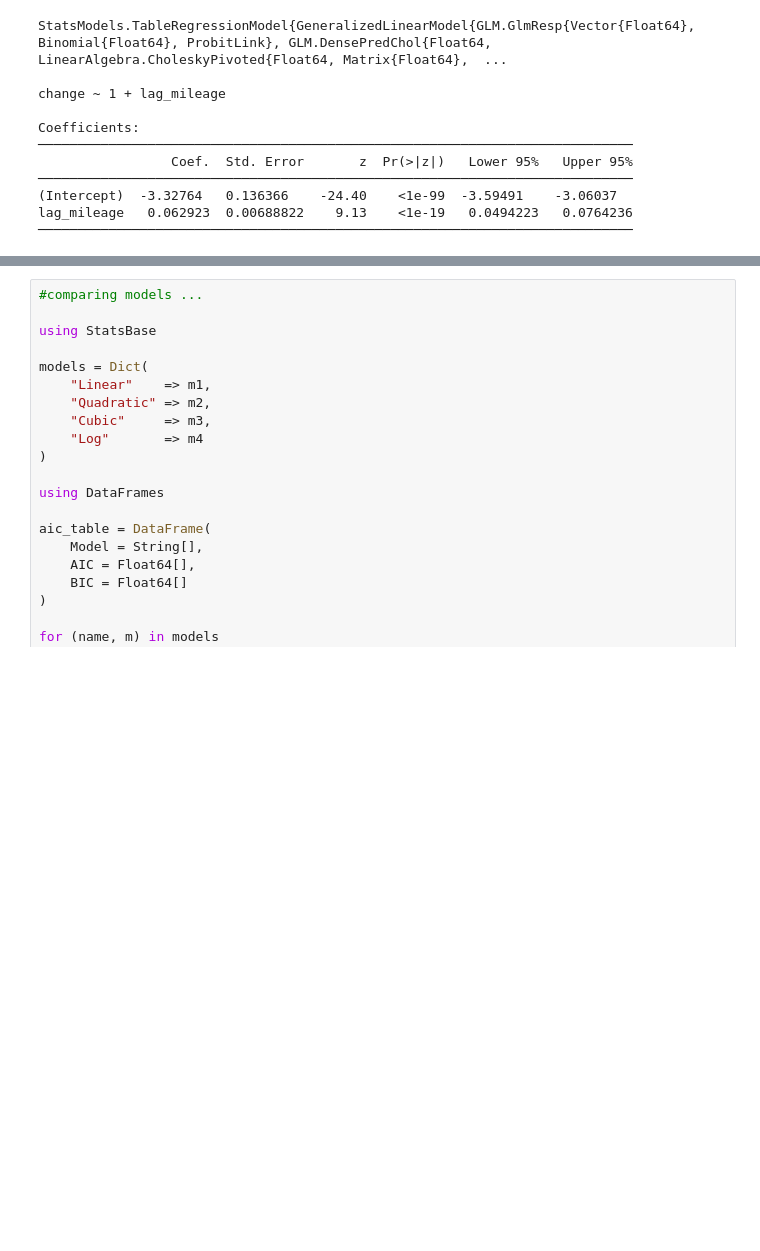
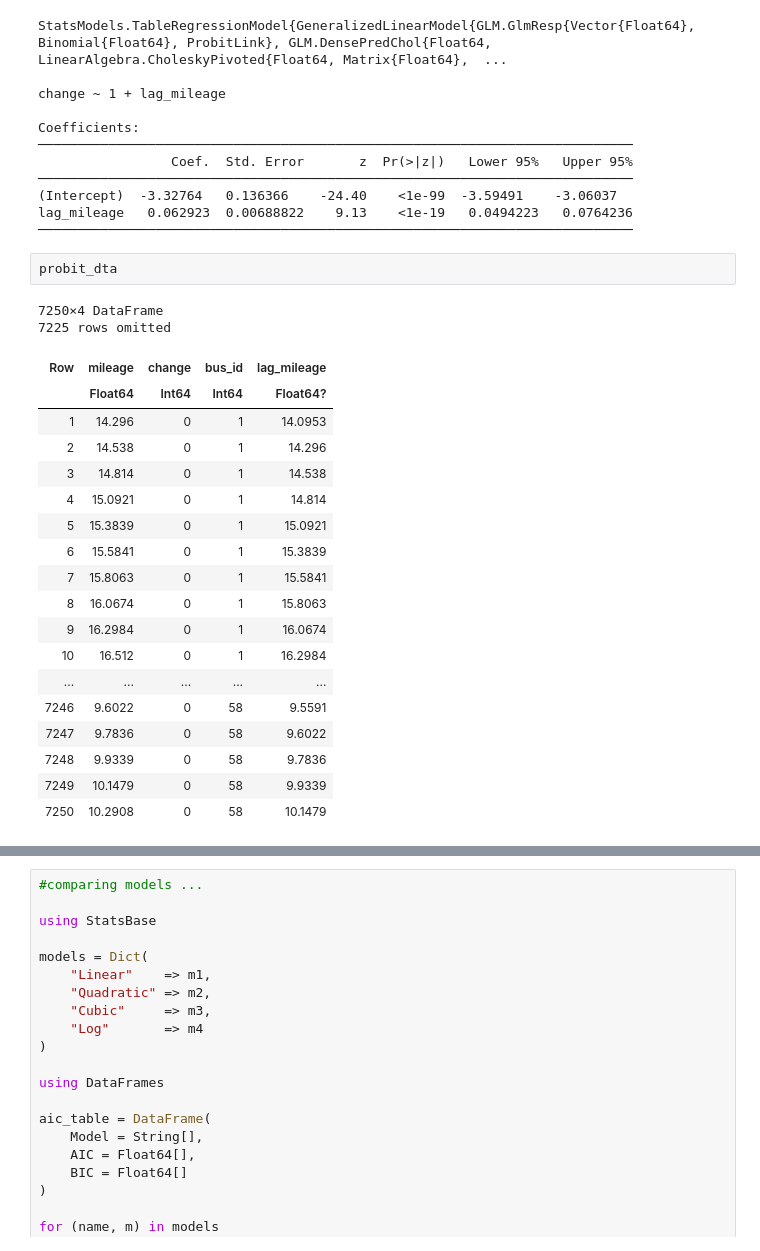
Before and after one commit to jorditorresvallverdu/TSE-2025-2026, a Jupyter notebook: IO/code/io_dynamic_ps1.ipynb, the cells around one changed output, grey strips where cells are left out. Cells and saved outputs as stored; diff of their text form; blank space fills up the shorter version.

```diff
--- a/IO/code/io_dynamic_ps1.ipynb
+++ b/IO/code/io_dynamic_ps1.ipynb
@@ -103,6 +103,29 @@ Coefficients:
 (Intercept)  -3.32764   0.136366    -24.40    <1e-99  -3.59491    -3.06037
 lag_mileage   0.062923  0.00688822    9.13    <1e-19   0.0494223   0.0764236
 ────────────────────────────────────────────────────────────────────────────
+# %%
+probit_dta
+# %% [output]
+7250×4 DataFrame
+7225 rows omitted
+| Row | mileage | change | bus_id | lag_mileage |
+|  | Float64 | Int64 | Int64 | Float64? |
+| 1 | 14.296 | 0 | 1 | 14.0953 |
+| 2 | 14.538 | 0 | 1 | 14.296 |
+| 3 | 14.814 | 0 | 1 | 14.538 |
+| 4 | 15.0921 | 0 | 1 | 14.814 |
+| 5 | 15.3839 | 0 | 1 | 15.0921 |
+| 6 | 15.5841 | 0 | 1 | 15.3839 |
+| 7 | 15.8063 | 0 | 1 | 15.5841 |
+| 8 | 16.0674 | 0 | 1 | 15.8063 |
+| 9 | 16.2984 | 0 | 1 | 16.0674 |
+| 10 | 16.512 | 0 | 1 | 16.2984 |
+| ... | ... | ... | ... | ... |
+| 7246 | 9.6022 | 0 | 58 | 9.5591 |
+| 7247 | 9.7836 | 0 | 58 | 9.6022 |
+| 7248 | 9.9339 | 0 | 58 | 9.7836 |
+| 7249 | 10.1479 | 0 | 58 | 9.9339 |
+| 7250 | 10.2908 | 0 | 58 | 10.1479 |
 # %%
 #Alternative specifications
 probit_dta.mileage2= probit_dta.lag_mileage.^2
```
Also changed, not shown: parts of 6 cells of this notebook, 12 other files.
